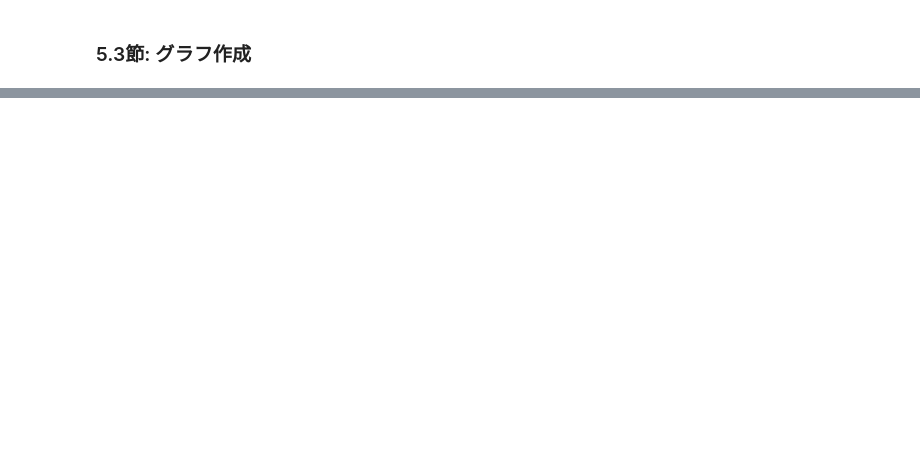
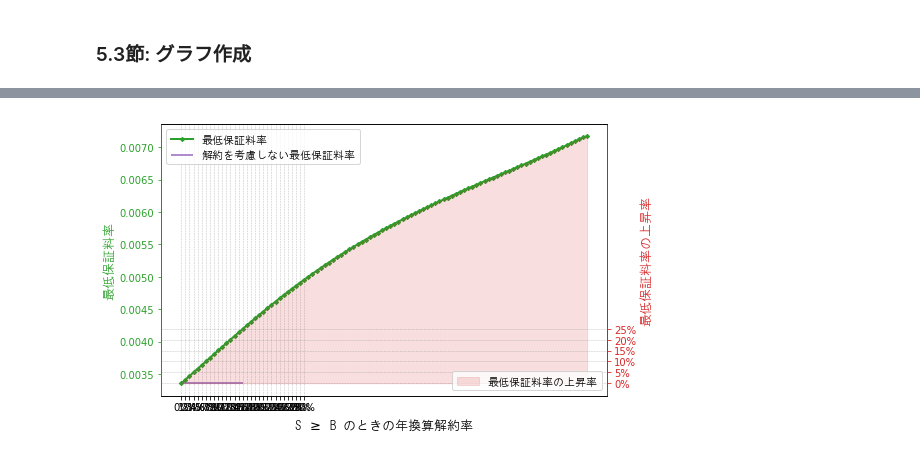
Before and after one commit to masayats/step_lapse_variable_annuity, a Jupyter notebook: chapter_5_numerical_result.ipynb, the cells around one changed output, grey strips where cells are left out. Cells and saved outputs as stored; diff of their text form; code cells hidden in the pictures; blank space fills up the shorter version.

```diff
--- a/chapter_5_numerical_result.ipynb
+++ b/chapter_5_numerical_result.ipynb
@@ -403,0 +419,11 @@ plt.show()
+# %%
+%%time
+q_of_rho = [optimize.newton(lambda x: benefit_pv(r, x, sigma, rho_array[i], S, T, K, B,
+                                                 epsilon_k, upper_trunc_DE, lower_trunc_DE, grid_num_DE) \
+                                      - income_pv(r, x, sigma, rho_array[i], S, T, B,
+                                                  epsilon_k, grid_num_income,
+                                                  upper_trunc_DE, lower_trunc_DE, grid_num_DE),
+                           x0 = 0.0)
+           for i in range(0, len(rho_array))]
+q_of_rho = np.hstack((np.array([q_no_lapse]), q_of_rho))
+increase_rate = q_of_rho/q_no_lapse - 1
@@ -403,0 +432,48 @@ plt.show()
+# %%
+rcParams['figure.figsize'] = 8, 5
+cmap = plt.get_cmap("tab10")
+fontprop = matplotlib.font_manager.FontProperties(fname="C:/Windows/Fonts/HGRGM.TTC")
+fontprop11 = matplotlib.font_manager.FontProperties(fname="C:/Windows/Fonts/HGRGM.TTC", size=11)
+
+fig = plt.figure()
+ax1 = fig.add_subplot(111)
+ln1 = ax1.plot(np.linspace(0.0, 0.99, 99 + 1), q_of_rho, linestyle = "-", color = cmap(2), label='最低保証料率', linewidth = 2,
+               marker="D", markersize=3)
+#ax1.set_ylim([0, 0.0045])
+ax1.hlines([q_no_lapse], 0, 0.15, color = cmap(4), linestyles="-",
+           label = "解約を考慮しない最低保証料率", linewidth = 1.5)
+
+ax2 = ax1.twinx()
+zeros = np.zeros(100)
+ln2 = ax2.fill_between(np.linspace(0.0, 0.99, 99 + 1), zeros, increase_rate, facecolor='y', alpha=0.15, color = cmap(3),
+                       label="最低保証料率の上昇率")
+#ax2.set_ylim([0, 0.40])
+
+ax2.xaxis.set_major_formatter(PercentFormatter(xmax=1.0, decimals=0))
+ax2.yaxis.set_major_formatter(PercentFormatter(xmax=1.0, decimals=0))
+
+h1, l1 = ax1.get_legend_handles_labels()
+h2, l2 = ax2.get_legend_handles_labels()
+ax1.legend(h1, l1, loc='upper left', prop=fontprop11)
+
+ax1.set_xlabel('S $\geq$ B のときの年換算解約率', fontsize=13, fontdict = {"fontproperties": fontprop})
+ax1.set_ylabel('最低保証料率', fontsize=13, color=cmap(2), fontdict = {"fontproperties": fontprop})
+ax1.tick_params(axis='y', colors=cmap(2))
+
+ax2.set_ylabel('最低保証料率の上昇率', fontsize=13, color=cmap(3), fontdict = {"fontproperties": fontprop})
+ax2.tick_params(axis='y', colors=cmap(3))
+ax2.spines['left'].set_color(cmap(2))
+ax2.spines['right'].set_color(cmap(3))
+
+ax2.set_xticks(np.arange(0, 0.31, 0.01))
+ax2.set_yticks(np.arange(0, 0.30, 0.05))
+
+ax1.grid(which = "major", axis = "x", color = "gray", alpha = 0.5, linestyle = "--", linewidth = 0.5)
+ax2.grid(which = "major", axis = "y", color = "gray", alpha = 0.5, linestyle = "--", linewidth = 0.5)
+
+ax2.legend(loc='lower right', prop=fontprop11)
+
+plt.savefig('premium_vs_rho.png')
+plt.show()
+# %% [output]
+[figure, added]
```
Also changed, not shown: parts of 5 cells of this notebook, 8 other files.
